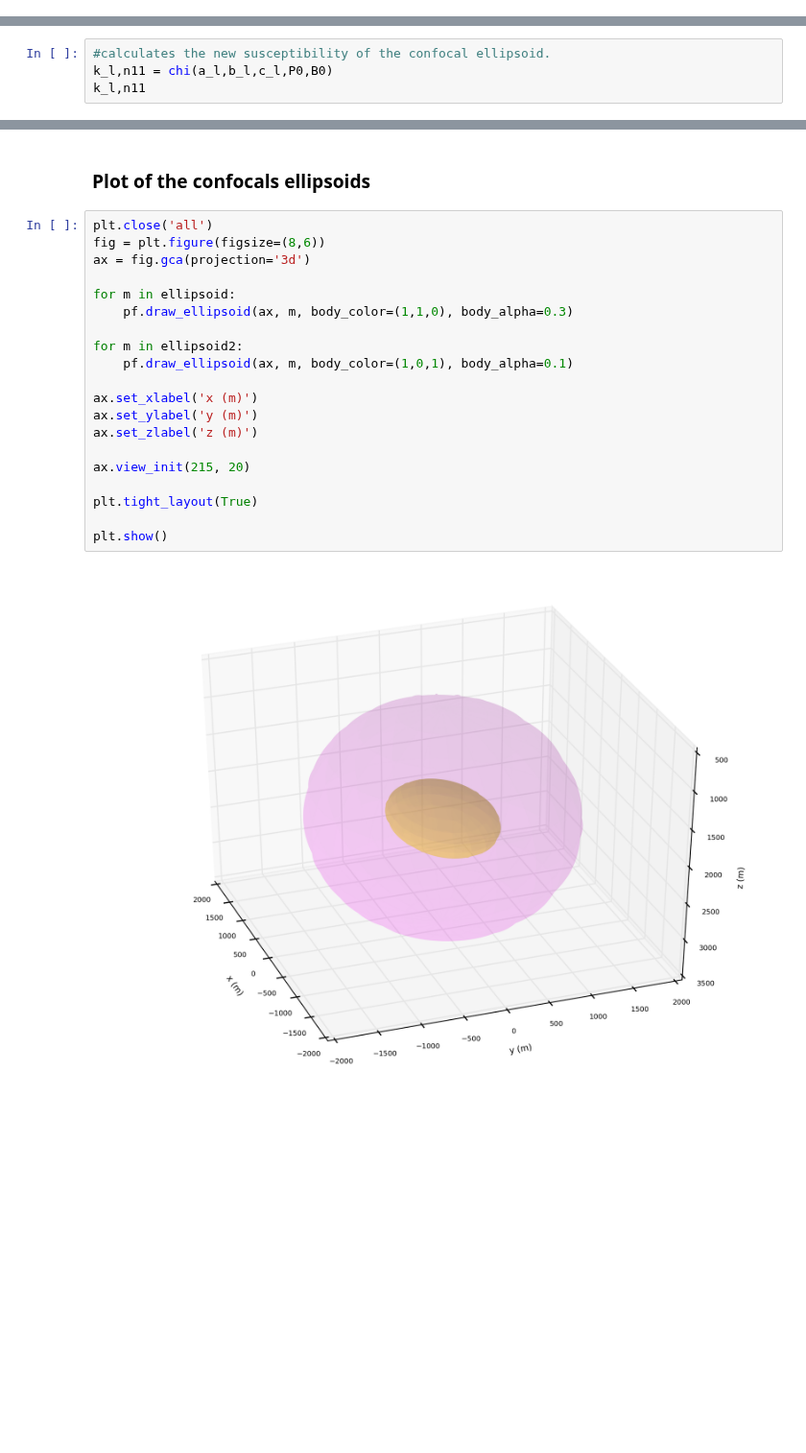
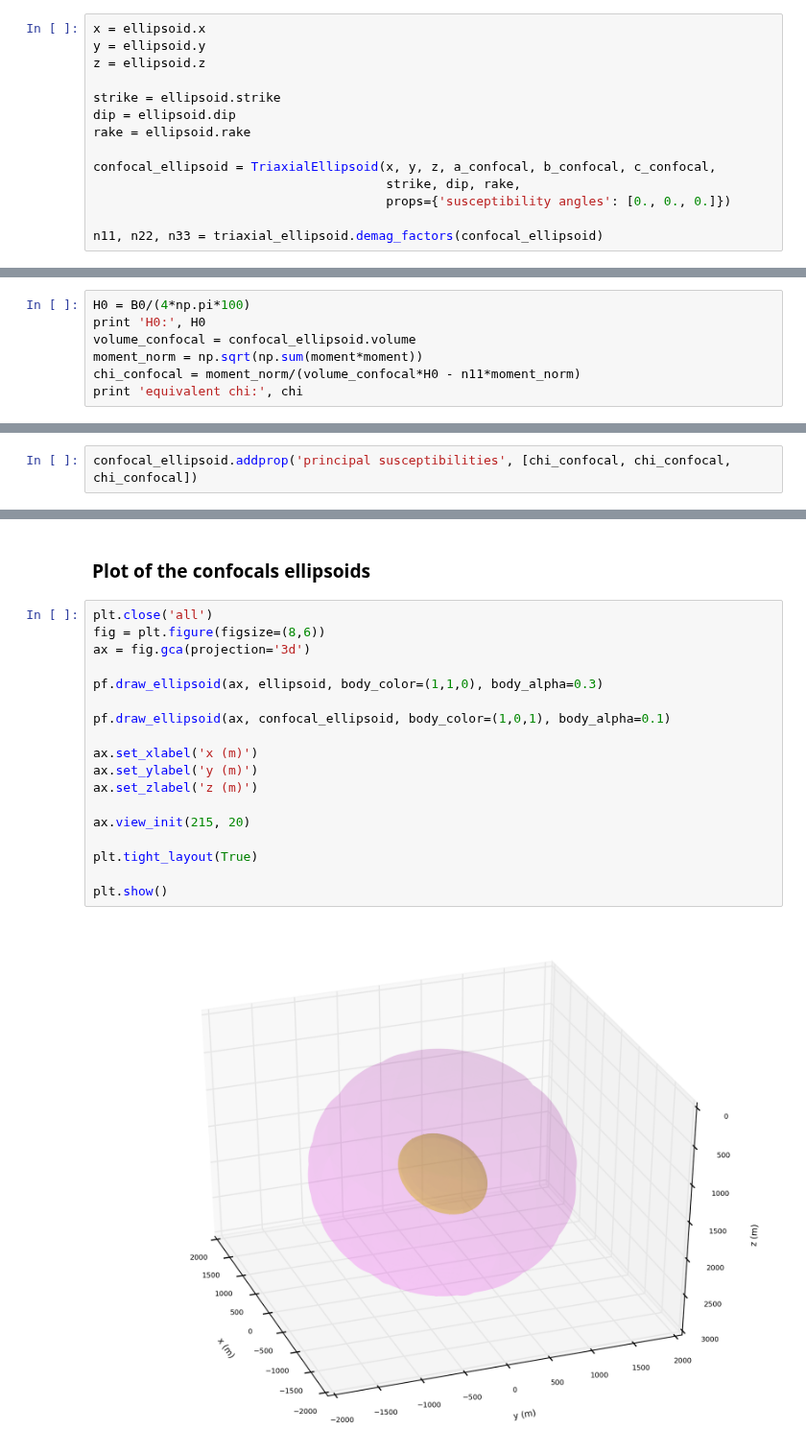
Before and after one commit to pinga-lab/magnetic-ellipsoid, a Jupyter notebook: code/confocal_triaxial_ellipsoids.ipynb, the cells around one changed output, grey strips where cells are left out. Shown at 96% size. Cells and saved outputs as stored; diff of their text form; blank space fills up the shorter version.

```diff
--- a/code/confocal_triaxial_ellipsoids.ipynb
+++ b/code/confocal_triaxial_ellipsoids.ipynb
@@ -95,2 +87,16 @@ print P0,n1
+# %%
+x = ellipsoid.x
+y = ellipsoid.y
+z = ellipsoid.z
+
+strike = ellipsoid.strike
+dip = ellipsoid.dip
+rake = ellipsoid.rake
+
+confocal_ellipsoid = TriaxialEllipsoid(x, y, z, a_confocal, b_confocal, c_confocal,
+                                       strike, dip, rake,
+                                       props={'susceptibility angles': [0., 0., 0.]})
+
+n11, n22, n33 = triaxial_ellipsoid.demag_factors(confocal_ellipsoid)
 # %% [markdown]
 ### Equivalent susceptibility $\chi^{\prime}$
@@ -117,4 +102,0 @@ c_l = np.sqrt(c**2+u)
-# %%
-#calculates the new susceptibility of the confocal ellipsoid.
-k_l,n11 = chi(a_l,b_l,c_l,P0,B0)
-k_l,n11
@@ -140,0 +103,7 @@ True
+# %%
+H0 = B0/(4*np.pi*100)
+print 'H0:', H0
+volume_confocal = confocal_ellipsoid.volume
+moment_norm = np.sqrt(np.sum(moment*moment))
+chi_confocal = moment_norm/(volume_confocal*H0 - n11*moment_norm)
+print 'equivalent chi:', chi
@@ -140,0 +113,2 @@ True
+# %%
+confocal_ellipsoid.addprop('principal susceptibilities', [chi_confocal, chi_confocal, chi_confocal])
@@ -208,22 +256,20 @@ plt.show()
 # %%
 plt.close('all')
 fig = plt.figure(figsize=(8,6))
 ax = fig.gca(projection='3d')
 
-for m in ellipsoid:
-    pf.draw_ellipsoid(ax, m, body_color=(1,1,0), body_alpha=0.3)
+pf.draw_ellipsoid(ax, ellipsoid, body_color=(1,1,0), body_alpha=0.3)
 
-for m in ellipsoid2:
-    pf.draw_ellipsoid(ax, m, body_color=(1,0,1), body_alpha=0.1)
+pf.draw_ellipsoid(ax, confocal_ellipsoid, body_color=(1,0,1), body_alpha=0.1)
 
 ax.set_xlabel('x (m)')
 ax.set_ylabel('y (m)')
 ax.set_zlabel('z (m)')
 
 ax.view_init(215, 20)
 
 plt.tight_layout(True)
 
 plt.show()
 # %% [output]
-[figure, old version]
+[figure, new version]
```
Also changed, not shown: parts of 36 cells of this notebook, 2 other files.
